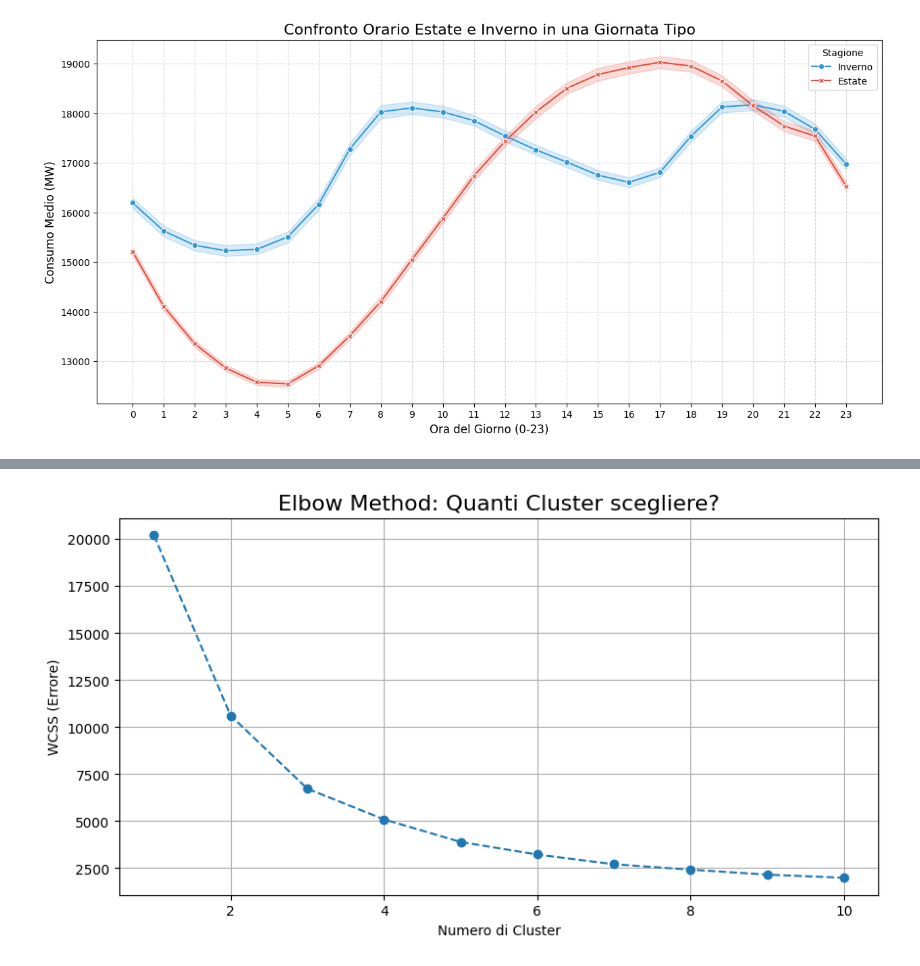
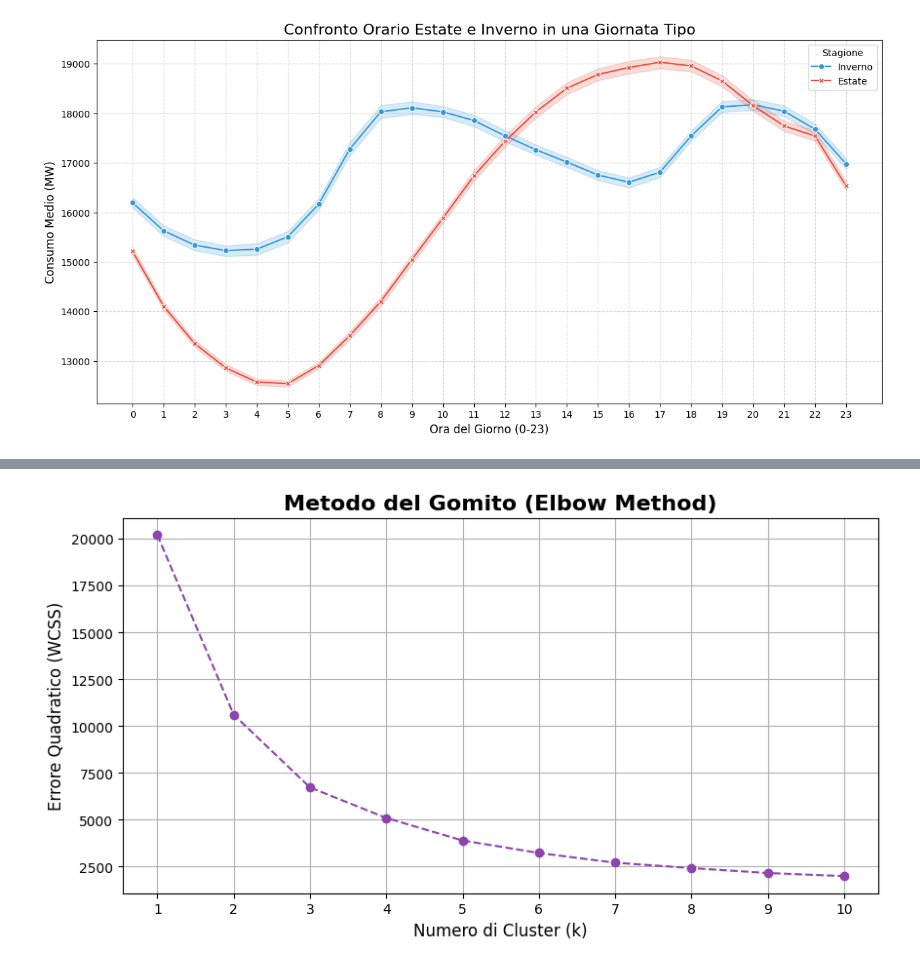
Before and after one commit to reimici/EnergyConsumptionAnalysis, a Jupyter notebook: notebook.ipynb, the cells around one changed output, grey strips where cells are left out. Saved outputs shown, nothing was run; the diff lists cells and outputs as text; code cells hidden in the pictures.

```diff
--- a/notebook.ipynb
+++ b/notebook.ipynb
@@ -340,33 +448,22 @@ Abbiamo due comportamenti opposti:
 # %%
-from sklearn.cluster import KMeans
-from sklearn.preprocessing import StandardScaler
+wcss = [] # Qui salveremo l'errore per ogni tentativo
 
-# 1. Preparazione dei Dati per il Clustering
-# Dobbiamo riassumere ogni giornata in poche caratteristiche chiave.
-# Per ogni giorno calcoliamo: Media consumo, Picco Massimo, Minimo e Deviazione Standard (quanto oscilla).
-daily_data = df['AEP_MW'].resample('D').agg(['mean', 'max', 'min', 'std'])
-daily_data = daily_data.dropna() # Rimuoviamo eventuali giorni incompleti
-
-# 2. Scaling (Fondamentale per il Clustering)
-# K-Means calcola le distanze. Se non scaliamo i dati, i numeri grandi "vincono" su quelli piccoli.
-scaler = StandardScaler()
-X_scaled = scaler.fit_transform(daily_data)
-
-# 3. Elbow Method (Metodo del Gomito)
-# Serve a decidere QUANTI gruppi (Cluster) creare.
-wcss = [] # Within-Cluster Sum of Square
+# Dividiamo i dati da 1 a 10 gruppi
 for i in range(1, 11):
     kmeans = KMeans(n_clusters=i, init='k-means++', random_state=42, n_init=10)
     kmeans.fit(X_scaled)
     wcss.append(kmeans.inertia_)
 
-# Grafico del Gomito
+# Disegniamo il grafico
 plt.figure(figsize=(10, 5))
-plt.plot(range(1, 11), wcss, marker='o', linestyle='--')
-plt.title('Elbow Method: Quanti Cluster scegliere?', fontsize=16)
-plt.xlabel('Numero di Cluster')
-plt.ylabel('WCSS (Errore)')
+plt.plot(range(1, 11), wcss, marker='o', linestyle='--', color='#8e44ad')
+
+plt.title('Metodo del Gomito (Elbow Method)', fontsize=16, fontweight='bold')
+plt.xlabel('Numero di Cluster (k)', fontsize=12)
+plt.ylabel('Errore Quadratico (WCSS)', fontsize=12)
+plt.xticks(range(1, 11))
 plt.grid(True)
+
 plt.show()
 # %% [output]
-[figure, old version]
+[figure, new version]
```
Also changed, not shown: parts of 42 cells of this notebook, 1 other file.
